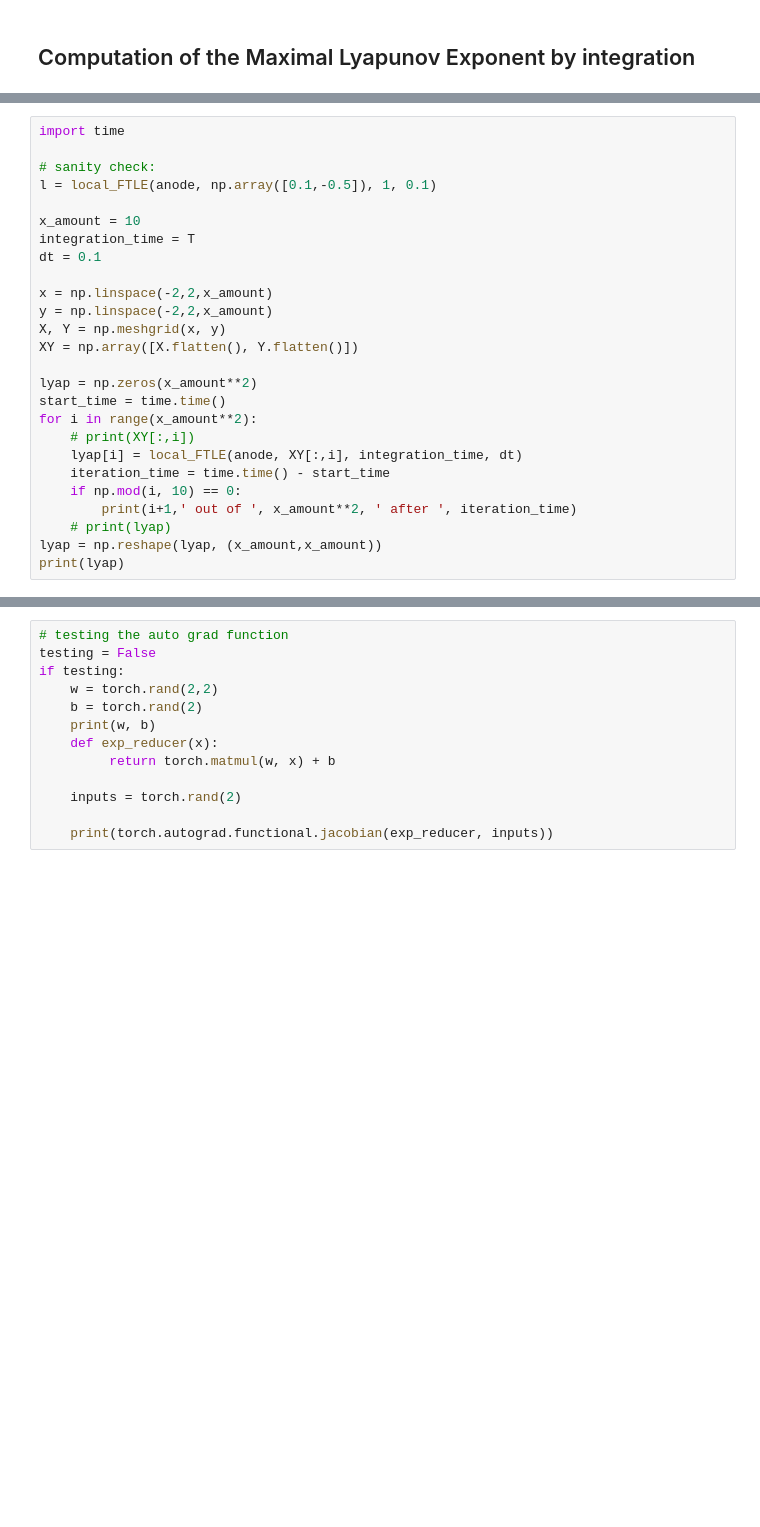
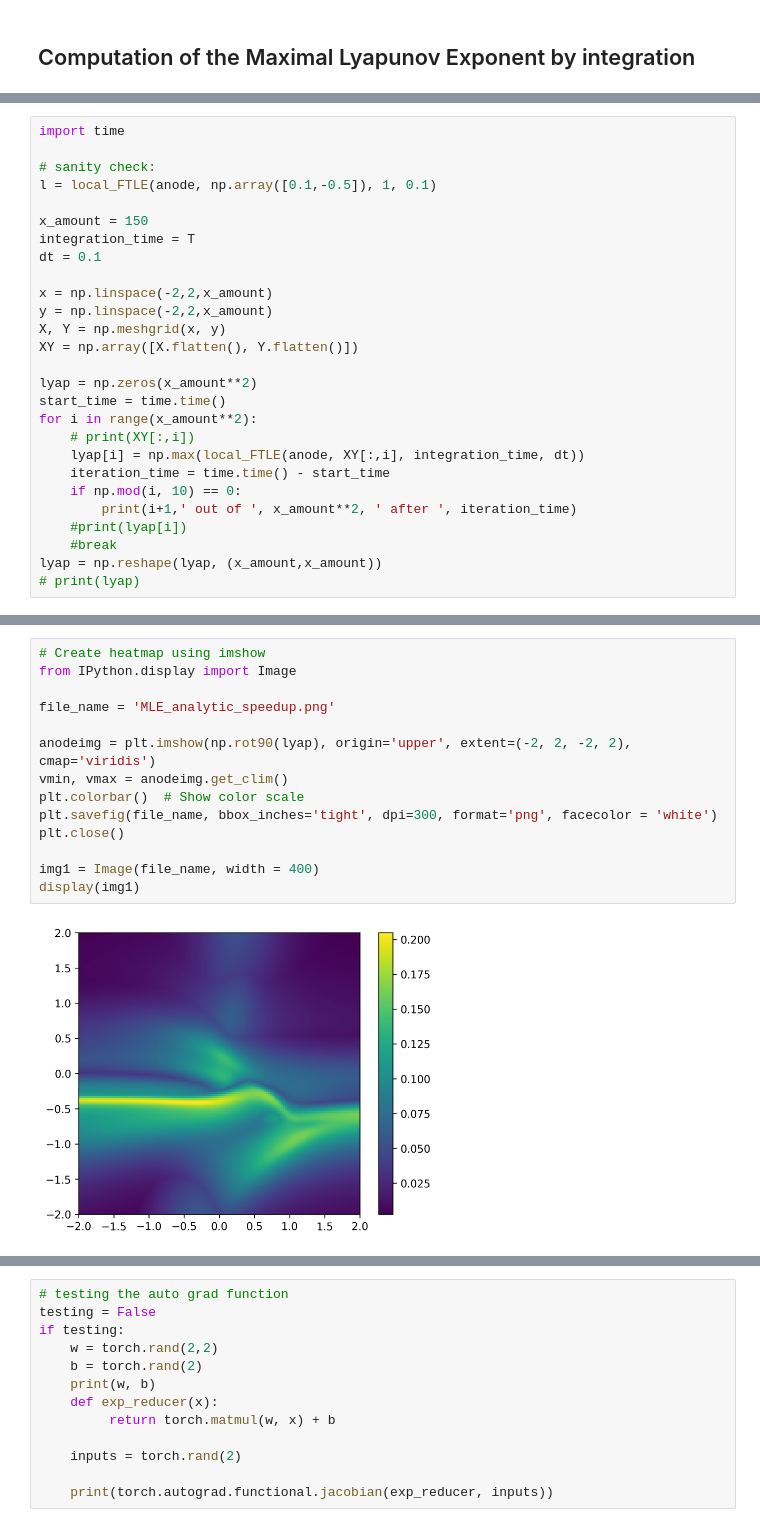
Before and after one commit to elenaquei/TUM_nODE, a Jupyter notebook: MLE Jacobian computation.ipynb, the cells around one changed output, grey strips where cells are left out. Cells and saved outputs as stored; diff of their text form; blank space fills up the shorter version.

```diff
--- a/MLE Jacobian computation.ipynb
+++ b/MLE Jacobian computation.ipynb
@@ -256,7 +275,7 @@ import time
 # sanity check:
 l = local_FTLE(anode, np.array([0.1,-0.5]), 1, 0.1)
 
-x_amount = 10
+x_amount = 150
 integration_time = T
 dt = 0.1
 
@@ -269,11 +288,12 @@ lyap = np.zeros(x_amount**2)
 start_time = time.time()
 for i in range(x_amount**2):
     # print(XY[:,i])
-    lyap[i] = local_FTLE(anode, XY[:,i], integration_time, dt)
+    lyap[i] = np.max(local_FTLE(anode, XY[:,i], integration_time, dt))
     iteration_time = time.time() - start_time
     if np.mod(i, 10) == 0:
         print(i+1,' out of ', x_amount**2, ' after ', iteration_time)
-    # print(lyap)
+    #print(lyap[i])
+    #break
 lyap = np.reshape(lyap, (x_amount,x_amount))
-print(lyap)
+# print(lyap)
 # %% [output]
@@ -296,0 +317,16 @@ print(lyap)
+# %%
+# Create heatmap using imshow
+from IPython.display import Image
+
+file_name = 'MLE_analytic_speedup.png'
+
+anodeimg = plt.imshow(np.rot90(lyap), origin='upper', extent=(-2, 2, -2, 2), cmap='viridis')
+vmin, vmax = anodeimg.get_clim()
+plt.colorbar()  # Show color scale
+plt.savefig(file_name, bbox_inches='tight', dpi=300, format='png', facecolor = 'white')
+plt.close()
+
+img1 = Image(file_name, width = 400)
+display(img1)
+# %% [output]
+[figure, added]
```
Also changed, not shown: parts of 9 cells of this notebook.
